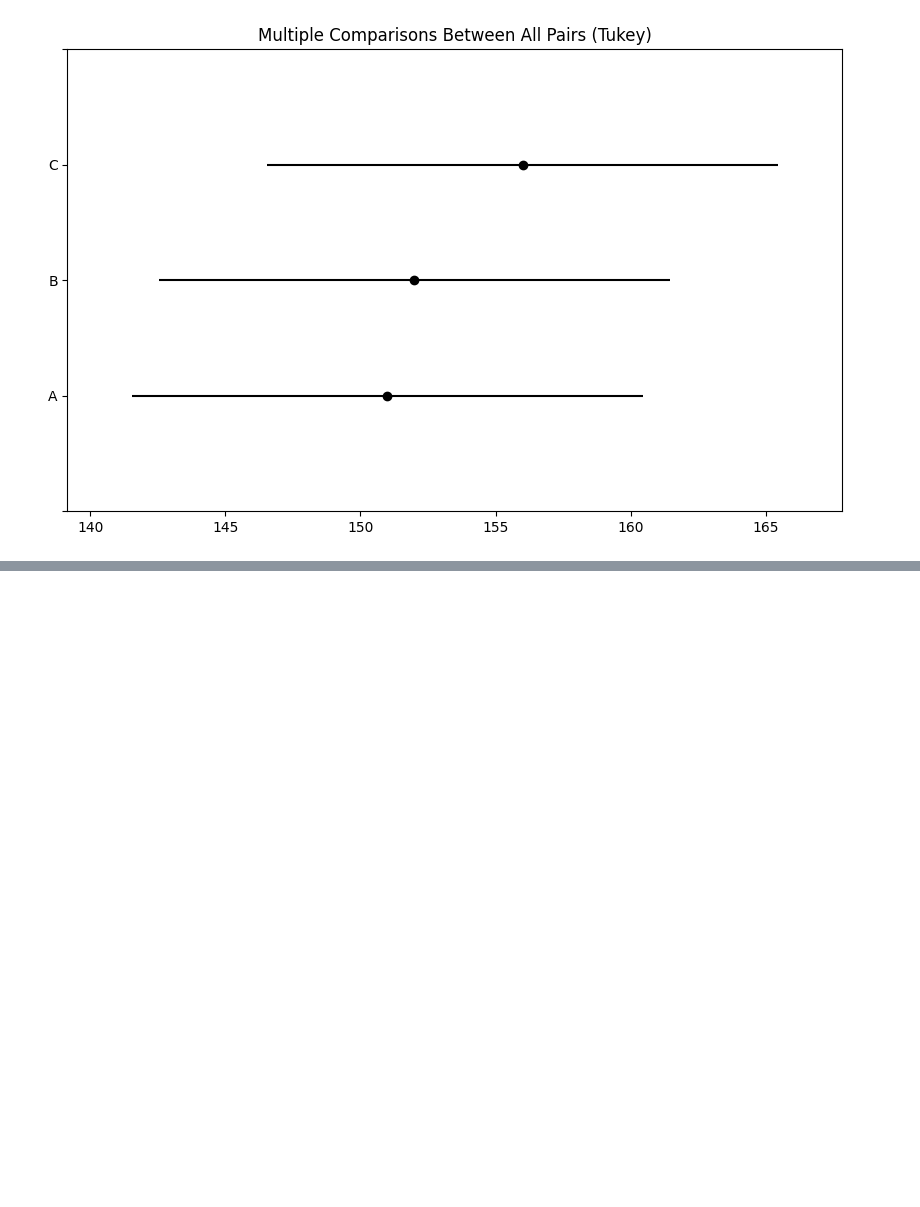
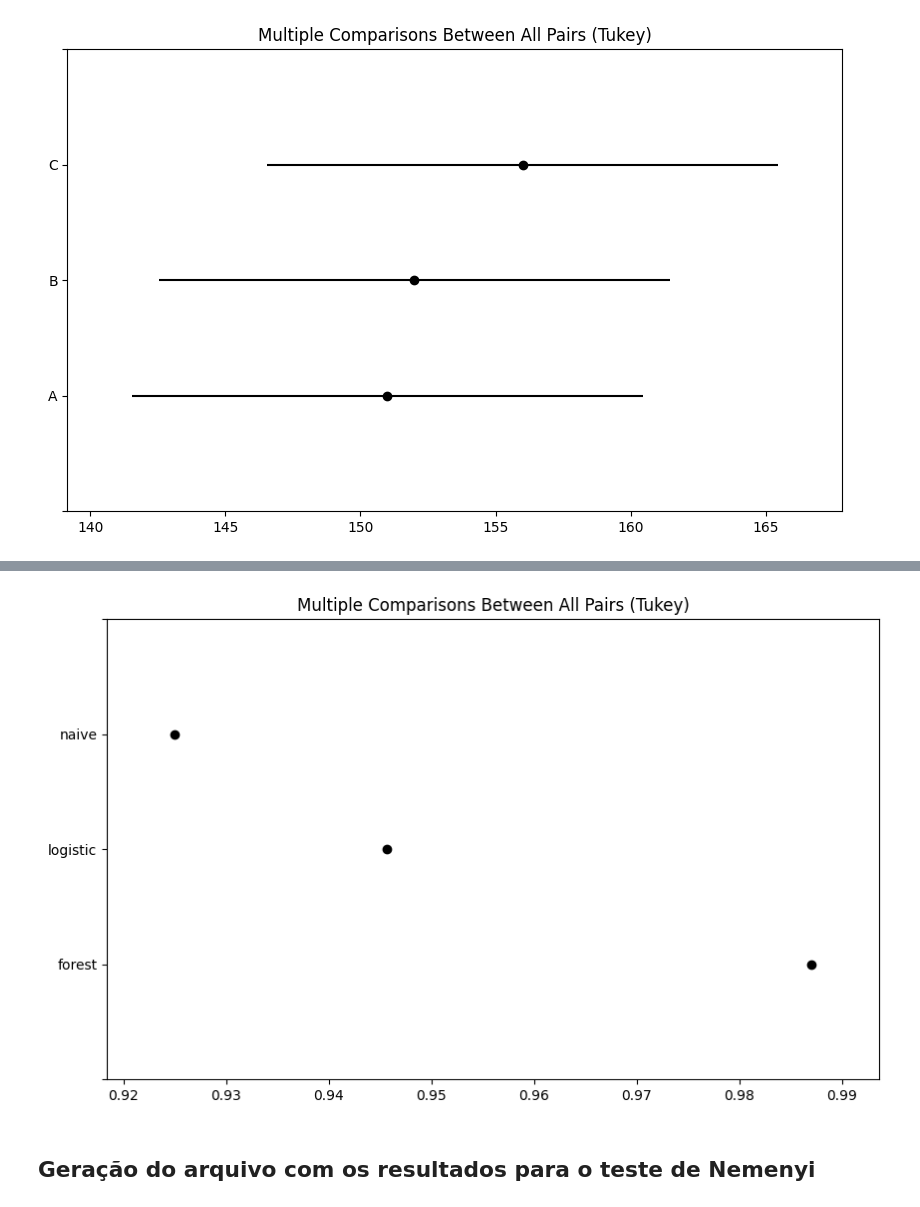
Before and after one commit to cantaruttim/Teste_Hipotese, a Jupyter notebook: TesteHipotese.ipynb, the cells around one changed output, grey strips where cells are left out. Saved outputs shown, nothing was run; the diff lists cells and outputs as text; code cells hidden in the pictures; blank space fills up the shorter version.

```diff
--- a/TesteHipotese.ipynb
+++ b/TesteHipotese.ipynb
@@ -414,0 +627,15 @@ teste.plot_simultaneous();
+# %%
+resultados_algoritmos = {'accuracy': np.concatenate([resultados_naive_cv, resultados_logistica_cv, resultados_forest_cv]),
+                         'algoritmo': ['naive', 'naive','naive','naive','naive','naive','naive','naive','naive','naive',
+                                       'naive', 'naive','naive','naive','naive','naive','naive','naive','naive','naive',
+                                       'naive', 'naive','naive','naive','naive','naive','naive','naive','naive','naive',
+                                       'logistic','logistic','logistic','logistic','logistic','logistic','logistic','logistic','logistic','logistic',
+                                       'logistic','logistic','logistic','logistic','logistic','logistic','logistic','logistic','logistic','logistic',
+                                       'logistic','logistic','logistic','logistic','logistic','logistic','logistic','logistic','logistic','logistic',
+                                       'forest','forest','forest','forest','forest','forest','forest','forest','forest','forest',
+                                       'forest','forest','forest','forest','forest','forest','forest','forest','forest','forest',
+                                       'forest','forest','forest','forest','forest','forest','forest','forest','forest','forest']}
+# %%
+import pandas as pd
+resultados_df = pd.DataFrame(resultados_algoritmos)
+resultados_df
@@ -414,0 +656,6 @@ teste.plot_simultaneous();
+# %%
+from statsmodels.stats.multicomp import MultiComparison
+
+compara_grupos = MultiComparison(resultados_df['accuracy'], resultados_df['algoritmo'])
+teste = compara_grupos.tukeyhsd()
+print(teste)
@@ -414,0 +671,6 @@ teste.plot_simultaneous();
+# %%
+teste.plot_simultaneous();
+# %% [output]
+[figure, added]
+# %% [markdown]
+## Geração do arquivo com os resultados para o teste de Nemenyi
```
Also changed, not shown: parts of 51 cells of this notebook.
